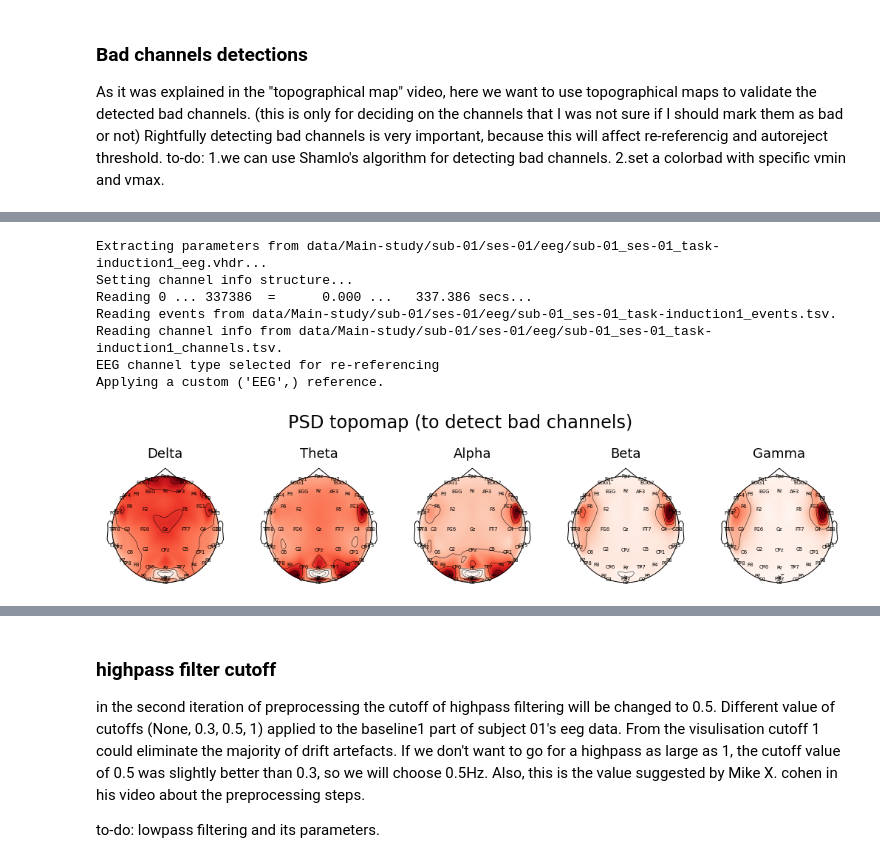
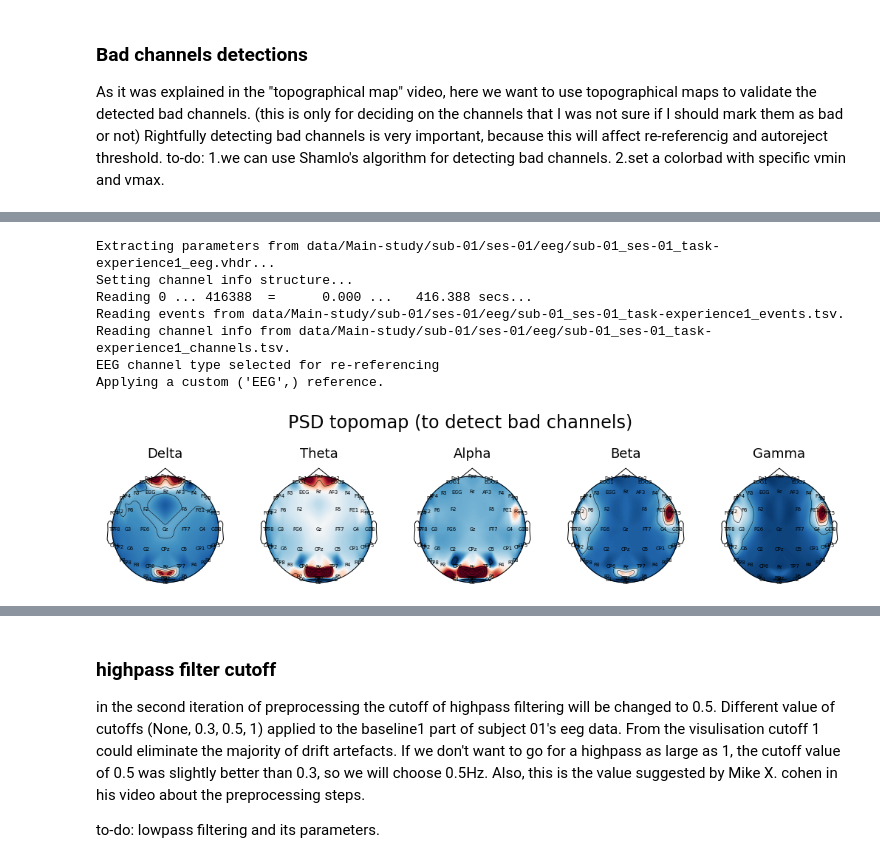
Before and after one commit to sycomix/SuggNet, a Jupyter notebook: notebooks/preprocessing.ipynb, the cells around one changed output, grey strips where cells are left out. Drawn from its saved outputs; the diff is of its cells as text; code cells hidden in the pictures.

Commit message:
make montage from channels position and cleanup

```diff
--- a/notebooks/preprocessing.ipynb
+++ b/notebooks/preprocessing.ipynb
@@ -130,7 +87,7 @@ Gnd:          2
 # open and test raw data for each subject at different tasks
 subject='01'
 session = '01'
-task = 'induction1'
+task = 'experience1'
 # bids_root = '/Users/yeganeh/Codes/otka-preprocessing/data/Main-study'
 bids_root = Path('data/Main-study')
 if not bids_root.exists():
@@ -143,38 +100,38 @@ raw.set_eeg_reference(ref_channels=['M1','M2'])
 raw.drop_channels(['M1','M2'])
 
 # set montage
-pos = mne.channels.make_standard_montage('easycap-M1')
+pos = mne.channels.read_custom_montage('BC-128.bvef')
 raw.set_montage(pos)
 pos = raw.get_montage() # we should re-get the digitized point after we set the new montage,
                         # because originally there are 94 channels in the standard montage,
                         # but we only need the coordinations of 58 of them
 
 # pos is an object of DigMontage type, instead we need a 2D array of XY channel postions,
 # the following will do that
 ch_pos = np.array(list(pos.get_positions()['ch_pos'].values()))
 ch_pos = ch_pos[:,0:2]
 
 # creat a dictionary of the frequency bands with their lower and upper bounds
 keys = ['Delta','Theta', 'Alpha', 'Beta', 'Gamma']
 bounds = [(0,4), (4,8), (8,12), (12,30), (30,45)]
 bands = dict(zip(keys, bounds))
 
 # psd topomap across different frequency bands
 fig, axes = plt.subplots(1, len(bands), sharex= True, figsize=(18,3.5))
 for i,key in enumerate(bands.keys()):
     psds = mne.time_frequency.psd_welch(raw, fmin=bands[key][0], fmax=bands[key][1], picks=['eeg'], average= 'mean', verbose=False)
     psds_mean = psds[0].mean(axis=1)
-    mne.viz.plot_topomap(psds_mean, ch_pos, axes=axes[i], outlines='head', show_names=True, names=raw.ch_names, show=False)
+    mne.viz.plot_topomap(psds_mean, ch_pos, cmap='RdBu_r', axes=axes[i], outlines='head', show_names=True, names=raw.ch_names, show=False)
     axes[i].set_title(key, fontsize=18)
 
 plt.suptitle('PSD topomap (to detect bad channels)', y=1.12, fontsize=24)
 plt.show()
 # %% [output]
-Extracting parameters from data/Main-study/sub-01/ses-01/eeg/sub-01_ses-01_task-induction1_eeg.vhdr...
+Extracting parameters from data/Main-study/sub-01/ses-01/eeg/sub-01_ses-01_task-experience1_eeg.vhdr...
 Setting channel info structure...
-Reading 0 ... 337386  =      0.000 ...   337.386 secs...
-Reading events from data/Main-study/sub-01/ses-01/eeg/sub-01_ses-01_task-induction1_events.tsv.
-Reading channel info from data/Main-study/sub-01/ses-01/eeg/sub-01_ses-01_task-induction1_channels.tsv.
+Reading 0 ... 416388  =      0.000 ...   416.388 secs...
+Reading events from data/Main-study/sub-01/ses-01/eeg/sub-01_ses-01_task-experience1_events.tsv.
+Reading channel info from data/Main-study/sub-01/ses-01/eeg/sub-01_ses-01_task-experience1_channels.tsv.
 EEG channel type selected for re-referencing
 Applying a custom ('EEG',) reference.
-[figure, old version]
+[figure, new version]
```
Also changed, not shown: parts of 8 cells of this notebook.
